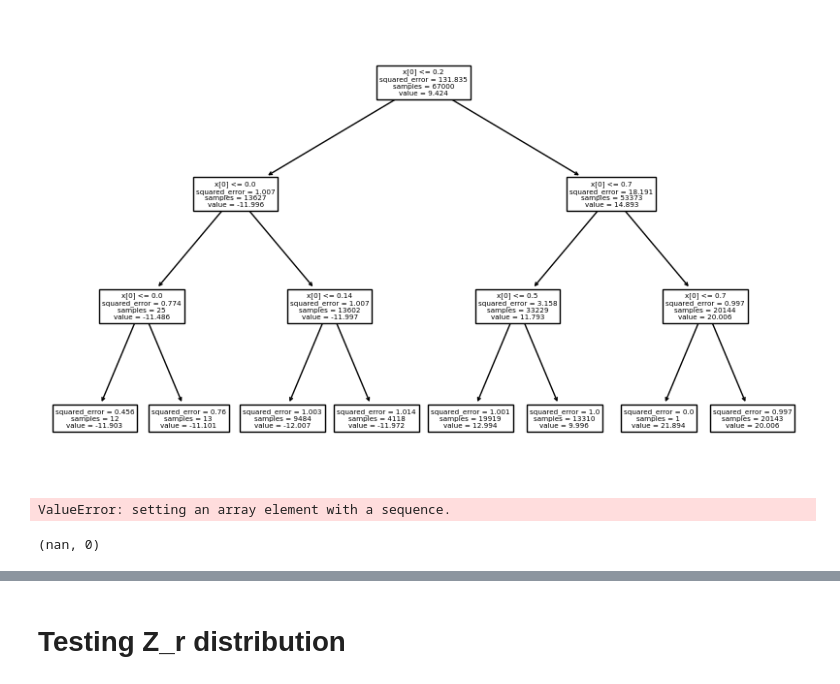
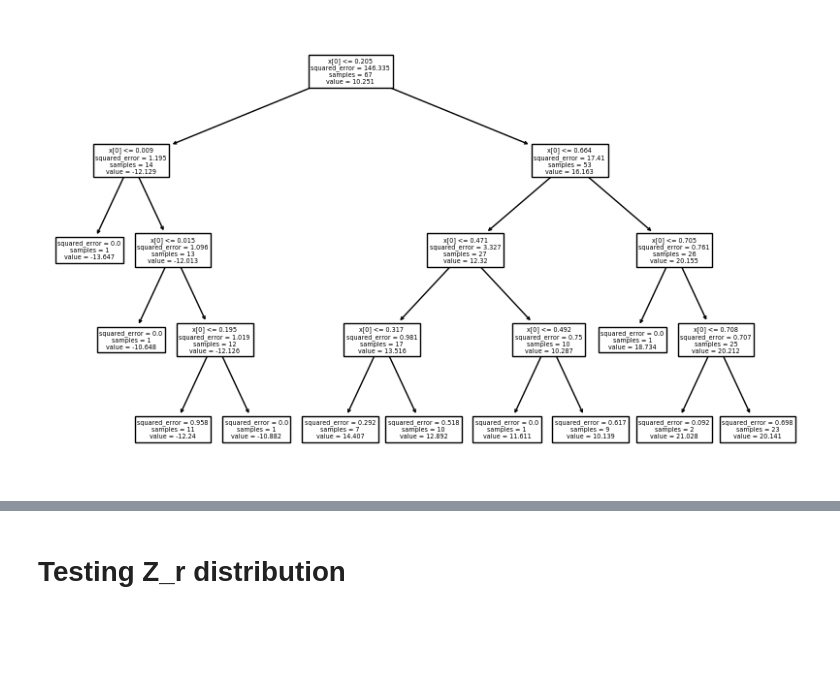
Before and after one commit to taariqnazar/pval-regularized-trees, a Jupyter notebook: code/cart.ipynb, the cells around one changed output, grey strips where cells are left out. Cells and saved outputs as stored; diff of their text form; code cells hidden in the pictures; blank space fills up the shorter version.

```diff
--- a/code/cart.ipynb
+++ b/code/cart.ipynb
@@ -84,7 +78,7 @@ def splitter_fn(split_point, X, Y):
 # %%
 std = 1 # sigma
 
-N = int(1e5)
+N = int(1e2)
 X = np.random.uniform(size=(N,1))
 y =  10 + 10*(X[:,0] > 0.7) - 25*(X[:,0] < 0.2) + 3*(X[:,0] < 0.5)
 #y = np.sin(2*np.pi*X[:,0])
@@ -94,69 +88,24 @@ y = y + eps
 # %%
 X_train, X_test, y_train, y_test = train_test_split(X, y, test_size=0.33, random_state=42)
 # %%
-rt = tree.DecisionTreeRegressor(random_state=0, max_depth=3)
+rt = tree.DecisionTreeRegressor(random_state=0, max_depth=4)
 rt.fit(X_train,y_train)
-_ = tree.plot_tree(rt)
+path = rt.cost_complexity_pruning_path(X_train, y_train)
+ccp_alphas, impurities = path.ccp_alphas, path.impurities
+#_ = tree.plot_tree(rt)
-# %% [output]
-[figure, removed]
 # %%
-n_nodes = rt.tree_.node_count
-children_left = rt.tree_.children_left
-children_right = rt.tree_.children_right
-feature = rt.tree_.feature
-threshold = rt.tree_.threshold
-values = rt.tree_.value
-impurities = rt.tree_.impurity
-sample_size = rt.tree_.n_node_samples
+rt = tree.DecisionTreeRegressor(random_state=0, ccp_alpha=ccp_alphas[0], max_depth=4)
+rt.fit(X_train,y_train)
+_ = tree.plot_tree(rt)
 
-node_depth = np.zeros(shape=n_nodes, dtype=np.int64)
-is_leaves = np.zeros(shape=n_nodes, dtype=bool)
-stack = [(0, 0)]  # start with the root node id (0) and its depth (0)
-ratios = -1*np.ones(shape=n_nodes)
-pvals = -1*np.zeros(shape=n_nodes)
+y_pred = rt.predict(X_test)
+global_msep = mean_squared_error(y_test, y_pred)
 
-while len(stack) > 0:
-    # `pop` ensures each node is only visited once
-    node_id, depth = stack.pop()
-    node_depth[node_id] = depth
+#pvals, ratios, values, node_depth = get_node_metrics(rt)
+#significance = np.sum([i for i in pvals if i>=0.0])
 
-    # If the left and right child of a node is not the same we have a split
-    # node
-    is_split_node = children_left[node_id] != children_right[node_id]
-
-    # If a split node, append left and right children and depth to `stack`
-    # so we can loop through them
-    if is_split_node:
-        stack.append((children_left[node_id], depth + 1))
-        stack.append((children_right[node_id], depth + 1))
-
-        mse = impurities[node_id]
-        mse_left = impurities[children_left[node_id]]
-        mse_right = impurities[children_right[node_id]]
-
-        n = sample_size[node_id]
-        n_left = sample_size[children_left[node_id]]
-        n_right = sample_size[children_right[node_id]]
-
-        msep1 = (n_left + 1)*mse_left + (n_right + 1)*mse_right
-        msep0 = (n + 1)*mse
-
-        r = msep1/msep0
-
-        ratios[node_id] = r
-
-        # Calculate P-values here
-        l_neg = -r*(n +1)/(n-1)
-        l_left = (n_left + 1)/(n_left + 1) + l_neg
-        l_right = (n_right + 1)/(n_right + 1) + l_neg
-
-        p = chi_sq_cdf(0, [n_left - 1, n_right - 1, 1] , [l_left, l_right, l_neg])
-        pvals[node_id] = p
-    else:
-        is_leaves[node_id] = True
+#print(f"Tree depth: {np.max(node_depth)} \n\
+#MSEP from test data: {global_msep} \n\
+#Significance: {100*significance}%")
 # %% [output]
-ValueError: setting an array element with a sequence.
+[figure, added]
-# %%
-p
-# %% [output]
-(nan, 0)
```
Also changed, not shown: parts of 9 cells of this notebook, 1 other file.
